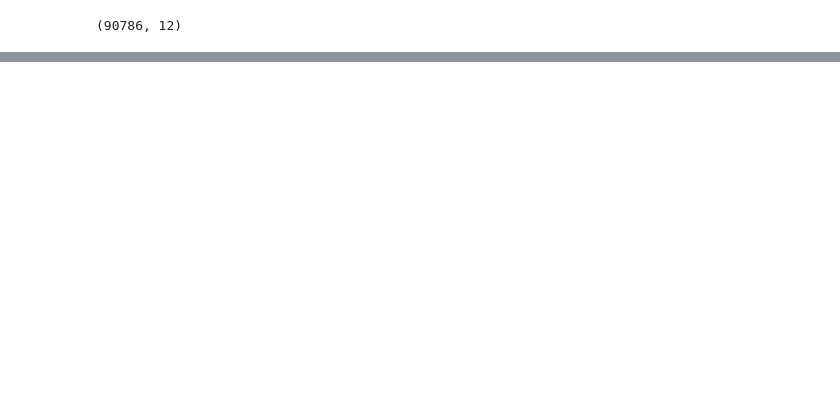
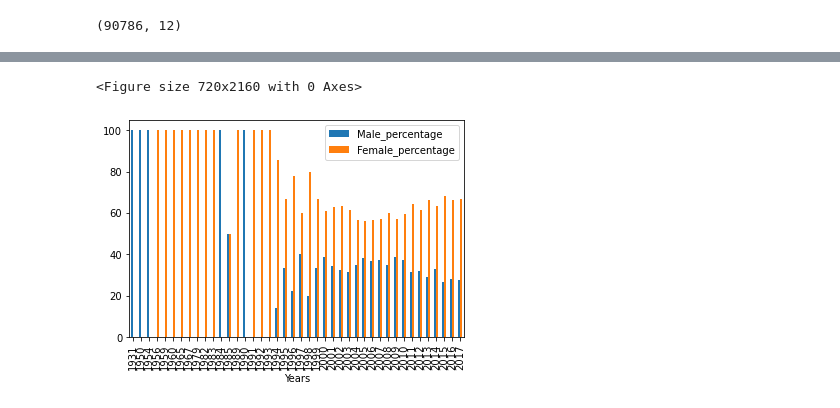
Before and after one commit to narsimrao/Novo_nordisk_comp, a Jupyter notebook: Novo_Nordisk_competition.ipynb, the cells around one changed output, grey strips where cells are left out. Cells and saved outputs as stored; diff of their text form; code cells hidden in the pictures; blank space fills up the shorter version.

```diff
--- a/Novo_Nordisk_competition.ipynb
+++ b/Novo_Nordisk_competition.ipynb
@@ -98,0 +123,23 @@ temp_df
+# %%
+d = {'Years' : years,
+    'Male' : male,
+    'Female' : female,
+    'Total_entries' : total_entries}
+final_df = pd.DataFrame(d)
+# %%
+def percentage(part, whole):
+    percentage = 100 * float(part)/float(whole)
+    return round(percentage,2)
+
+# print(percentage(3, 5))
+# %%
+male_percent_list = []
+female_percent_list = []
+for index, row in final_df.iterrows():
+    male_percent = percentage(row['Male'], row['Total_entries'])
+    female_percent = percentage(row['Female'], row['Total_entries'])
+    male_percent_list.append(male_percent)
+    female_percent_list.append(female_percent)
+# %%
+final_df['Male_percentage'] = male_percent_list
+final_df['Female_percentage'] = female_percent_list
@@ -98,0 +161,7 @@ temp_df
+# %%
+plt.figure(figsize=(10,30))
+final_df.plot('Years',['Male_percentage','Female_percentage'],kind='bar')
+plt.show()
+# %% [output]
+<Figure size 720x2160 with 0 Axes>
+[figure, added]
```
Also changed, not shown: parts of 29 cells of this notebook.
